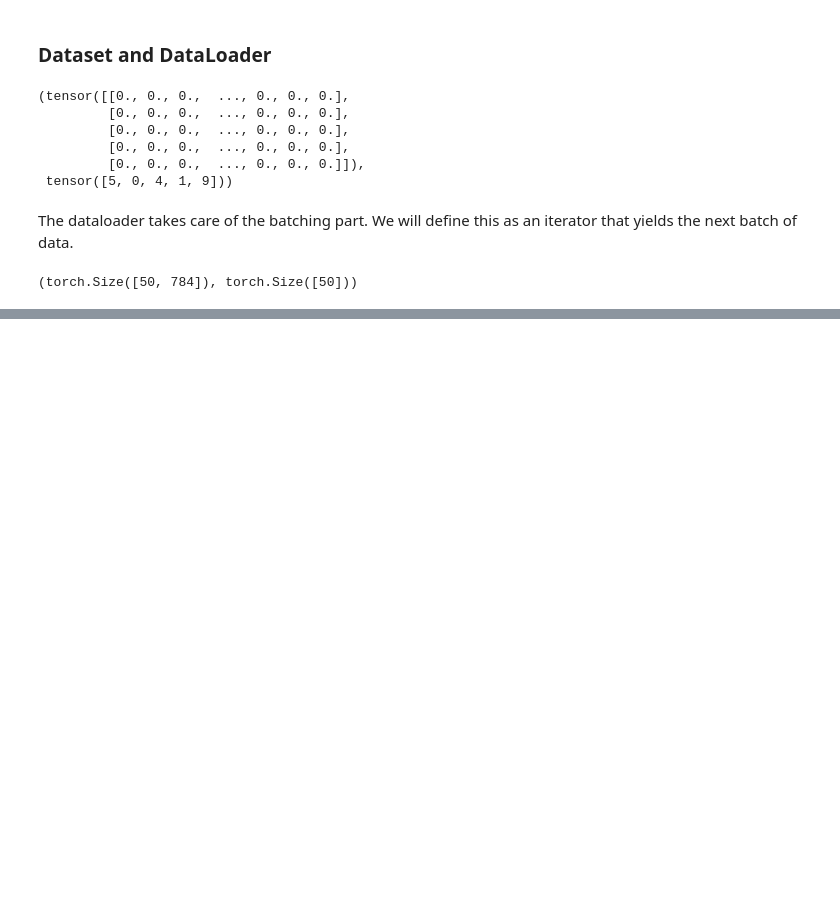
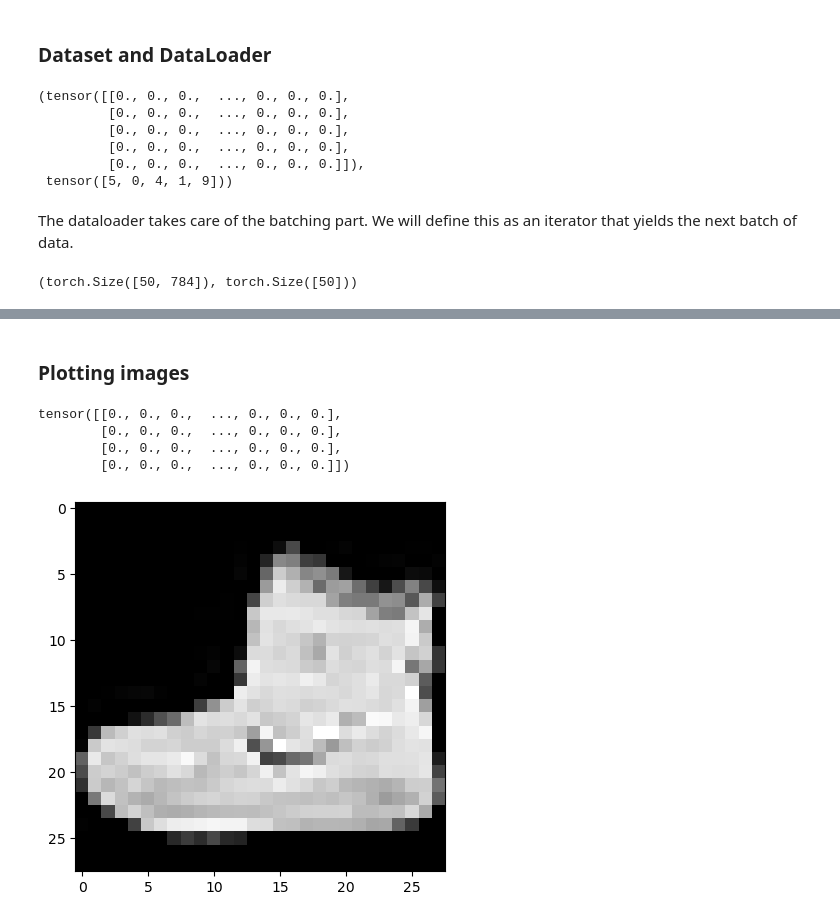
Before and after one commit to DrEntropy/pdl, a Jupyter notebook: lesson14.ipynb, the cells around one changed output, grey strips where cells are left out. Drawn from its saved outputs; the diff is of its cells as text; code cells hidden in the pictures; blank space fills up the shorter version.

```diff
--- a/lesson14.ipynb
+++ b/lesson14.ipynb
@@ -295,0 +597,11 @@ fit()
+# %%
+def transforms(b):
+    # transform only the x part of the dictionary.  (x = 'images' remember)
+    b[x] = [TF.to_tensor(o) for o in b[x]]
+    # return the whole thing, as expected by Hugging Face
+    return b
+
+tds = train.with_transform(transforms)
+dl = DataLoader(tds, batch_size=16)
+b = next(iter(dl))
+b[x].shape,b[y]
@@ -295,0 +675,16 @@ fit()
+# %% [markdown]
+### Plotting images
+# %%
+b['image']
+# %% [output]
+tensor([[0., 0., 0.,  ..., 0., 0., 0.],
+        [0., 0., 0.,  ..., 0., 0., 0.],
+        [0., 0., 0.,  ..., 0., 0., 0.],
+        [0., 0., 0.,  ..., 0., 0., 0.]])
+# %%
+b = next(iter(dl))
+xb = b['image']
+img = xb[0]
+plt.imshow(img[0]);
+# %% [output]
+[figure, added]
```
Also changed, not shown: parts of 75 cells of this notebook, 3 other files.
